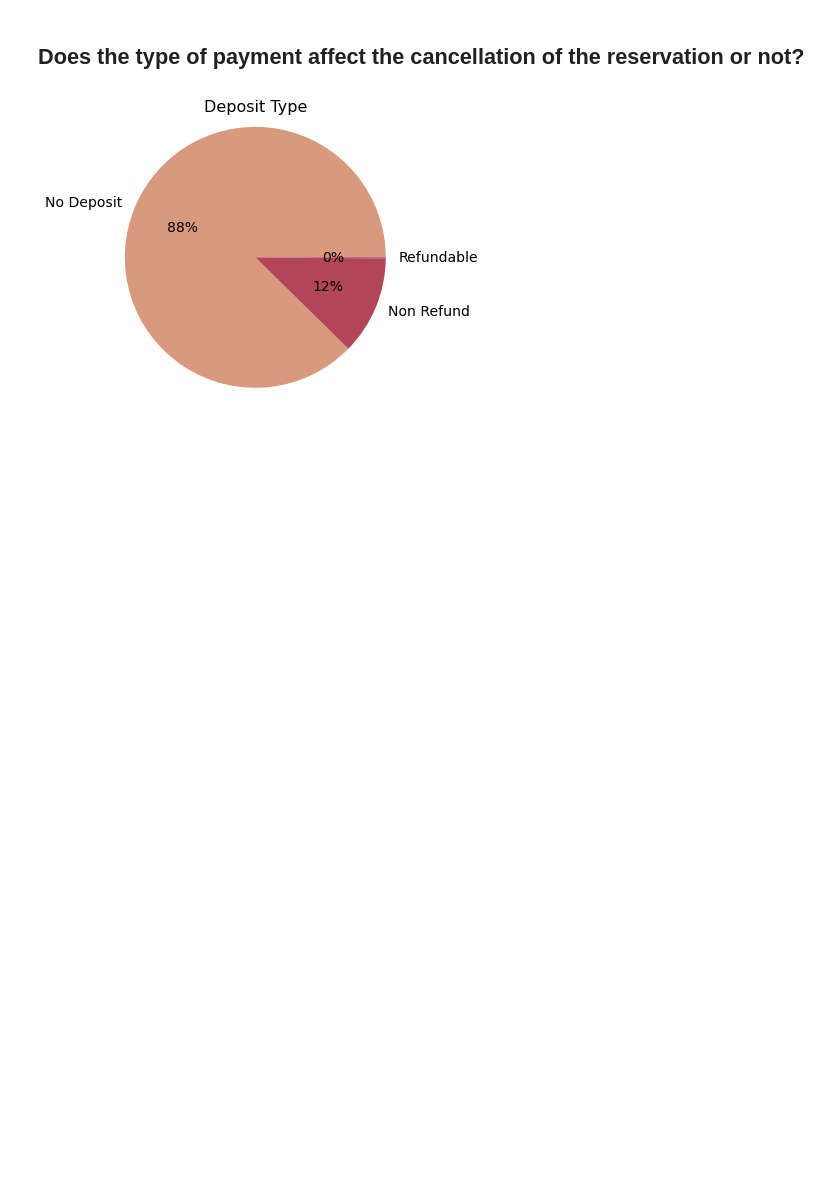
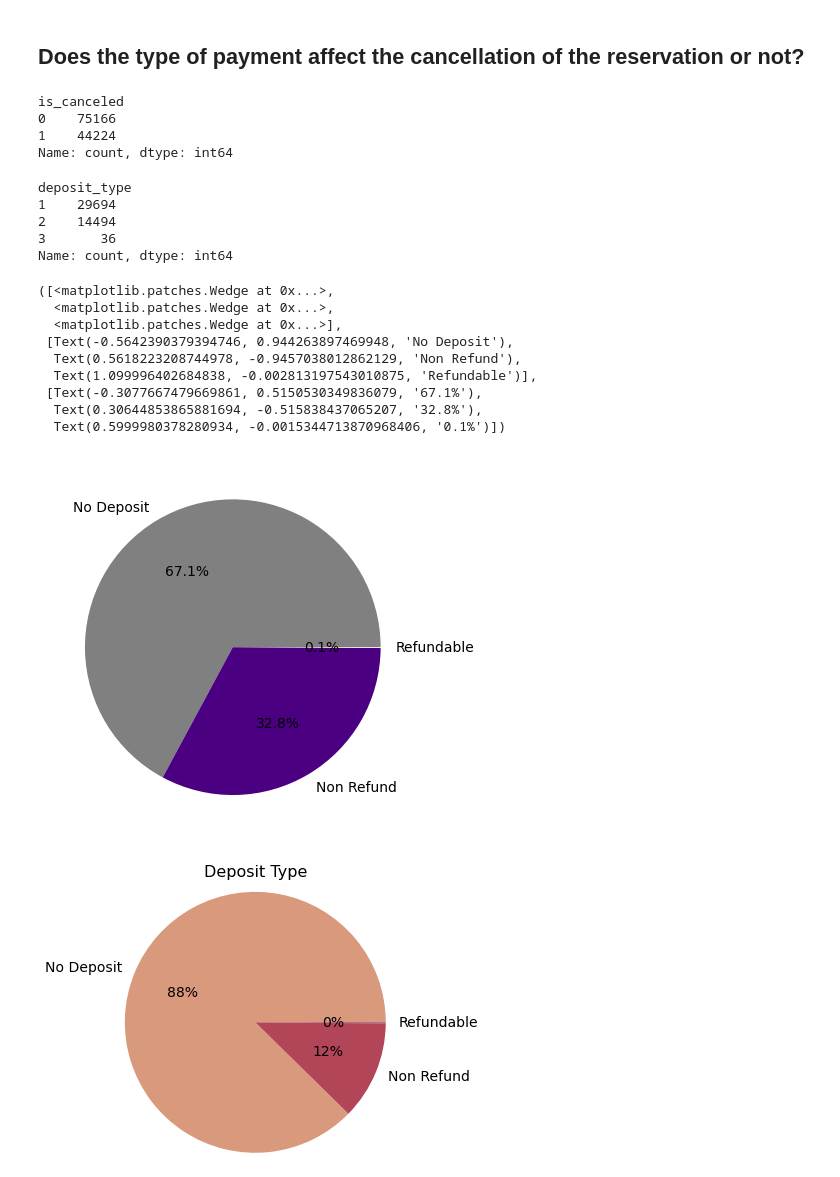
Before and after one commit to Tuwaiq-Data-Science-Bootcamp-V5/CV_and_GS-Lab1, a Jupyter notebook: CV_Assignment.ipynb, the cells around one changed output. Saved outputs shown, nothing was run; the diff lists cells and outputs as text; code cells hidden in the pictures; blank space fills up the shorter version.

```diff
--- a/CV_Assignment.ipynb
+++ b/CV_Assignment.ipynb
@@ -104,6 +110,38 @@ df.describe(include='object')
 | freq | 79330 | 13877 | 92310 | 48590 | 56477 | 97870 | ... |
 # %% [markdown]
 ## Does the type of payment affect the cancellation of the reservation or not?
+# %%
+df["is_canceled"].value_counts()
+# %% [output]
+is_canceled
+0    75166
+1    44224
+Name: count, dtype: int64
+# %%
+x = df["deposit_type"].replace({'No Deposit':1,'Non Refund':2,'Refundable':3})
+x = x[df["is_canceled"]==1]
+x.value_counts()
+# %% [output]
+deposit_type
+1    29694
+2    14494
+3       36
+Name: count, dtype: int64
+# %%
+plt.pie(
+    x.value_counts(),labels=['No Deposit','Non Refund','Refundable'],colors =["grey", "indigo", "beige"],autopct='%1.1f%%'
+)
+# %% [output]
+([<matplotlib.patches.Wedge at 0x...>,
+  <matplotlib.patches.Wedge at 0x...>,
+  <matplotlib.patches.Wedge at 0x...>],
+ [Text(-0.5642390379394746, 0.944263897469948, 'No Deposit'),
+  Text(0.5618223208744978, -0.9457038012862129, 'Non Refund'),
+  Text(1.099996402684838, -0.002813197543010875, 'Refundable')],
+ [Text(-0.3077667479669861, 0.5150530349836079, '67.1%'),
+  Text(0.30644853865881694, -0.515838437065207, '32.8%'),
+  Text(0.5999980378280934, -0.0015344713870968406, '0.1%')])
+[figure, added]
 # %%
 # %% [output]
 [figure]
```
Also changed, not shown: parts of 34 cells of this notebook.
